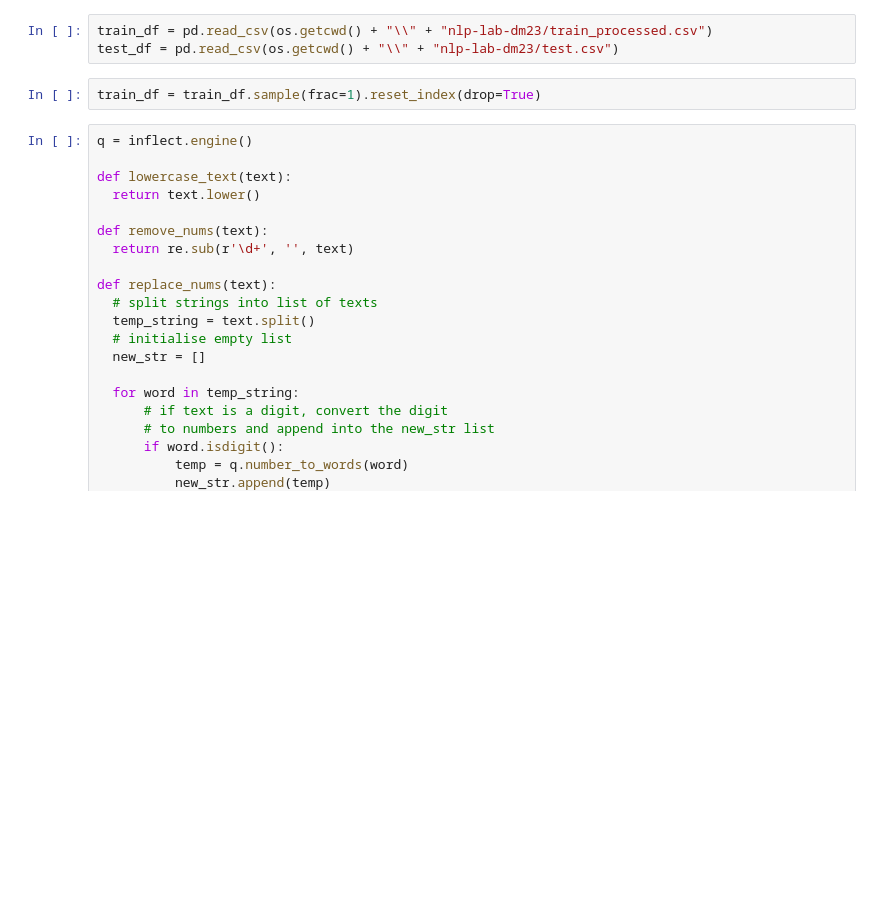
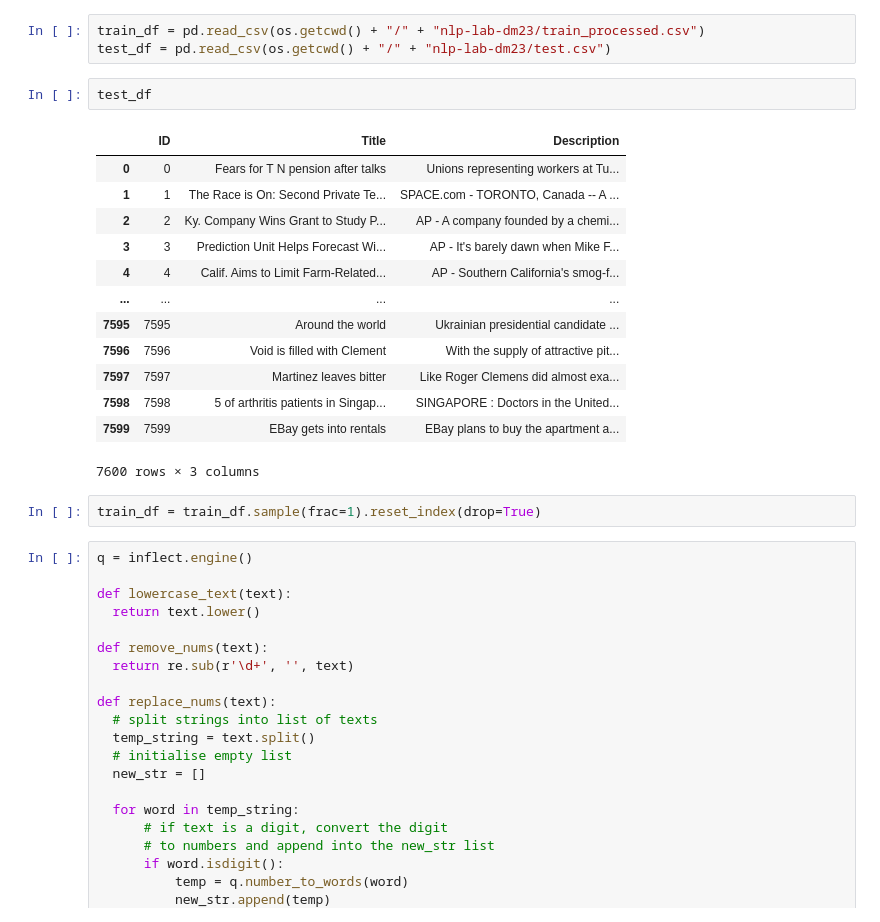
Before and after one commit to kisozinov/ModernOperationsResearch2023, a Jupyter notebook: lab2/lab2_ml.ipynb, the cells around one changed output. Saved outputs shown, nothing was run; the diff lists cells and outputs as text; blank space fills up the shorter version.

```diff
--- a/lab2/lab2_ml.ipynb
+++ b/lab2/lab2_ml.ipynb
@@ -30,8 +28,24 @@ nltk.download('averaged_perceptron_tagger')
 [nltk_data]       date!
 True
 # %%
-train_df = pd.read_csv(os.getcwd() + "\\" + "nlp-lab-dm23/train_processed.csv")
-test_df = pd.read_csv(os.getcwd() + "\\" + "nlp-lab-dm23/test.csv")
+train_df = pd.read_csv(os.getcwd() + "/" + "nlp-lab-dm23/train_processed.csv")
+test_df = pd.read_csv(os.getcwd() + "/" + "nlp-lab-dm23/test.csv")
+# %%
+test_df
+# %% [output]
+|  | ID | Title | Description |
+| 0 | 0 | Fears for T N pension after talks | Unions representing workers at Tu... |
+| 1 | 1 | The Race is On: Second Private Te... | SPACE.com - TORONTO, Canada -- A ... |
+| 2 | 2 | Ky. Company Wins Grant to Study P... | AP - A company founded by a chemi... |
+| 3 | 3 | Prediction Unit Helps Forecast Wi... | AP - It's barely dawn when Mike F... |
+| 4 | 4 | Calif. Aims to Limit Farm-Related... | AP - Southern California's smog-f... |
+| ... | ... | ... | ... |
+| 7595 | 7595 | Around the world | Ukrainian presidential candidate ... |
+| 7596 | 7596 | Void is filled with Clement | With the supply of attractive pit... |
+| 7597 | 7597 | Martinez leaves bitter | Like Roger Clemens did almost exa... |
+| 7598 | 7598 | 5 of arthritis patients in Singap... | SINGAPORE : Doctors in the United... |
+| 7599 | 7599 | EBay gets into rentals | EBay plans to buy the apartment a... |
+7600 rows × 3 columns
 # %%
 train_df = train_df.sample(frac=1).reset_index(drop=True)
 # %%
```
Also changed, not shown: parts of 26 cells of this notebook, 1 other file.
